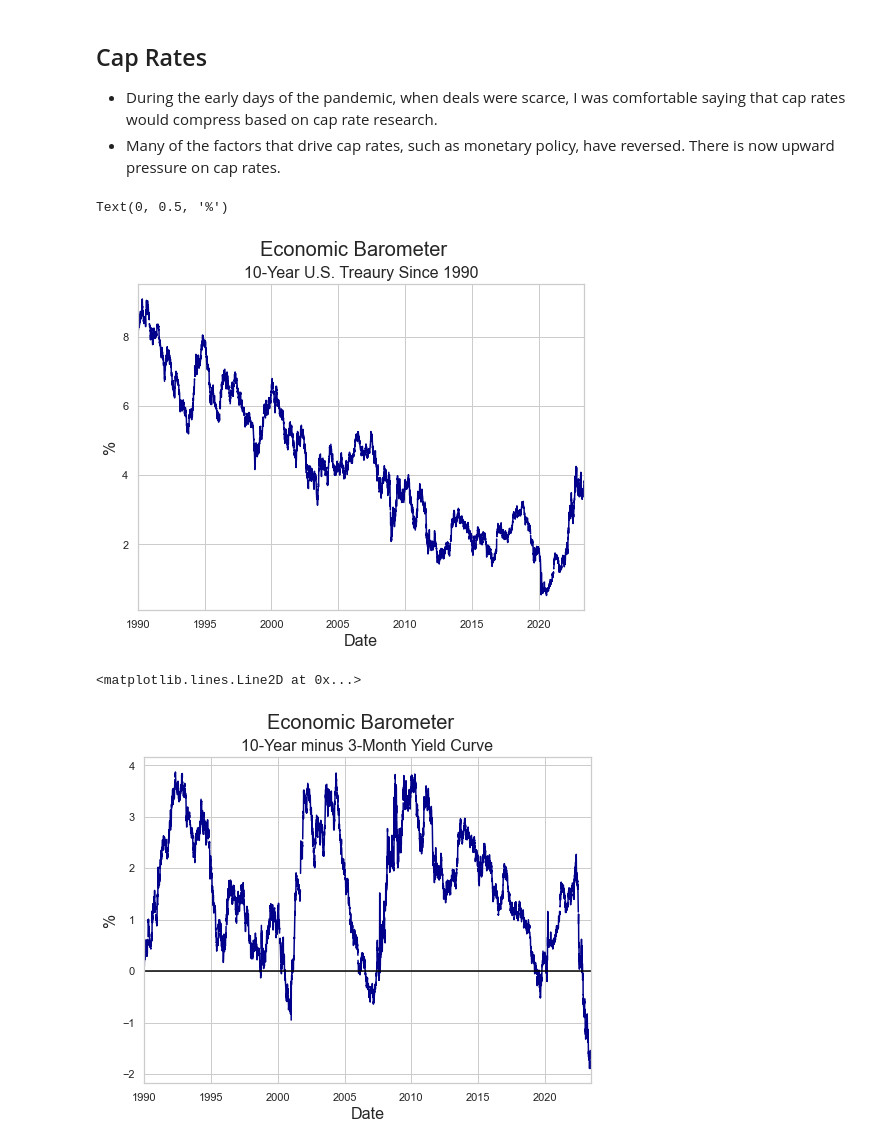
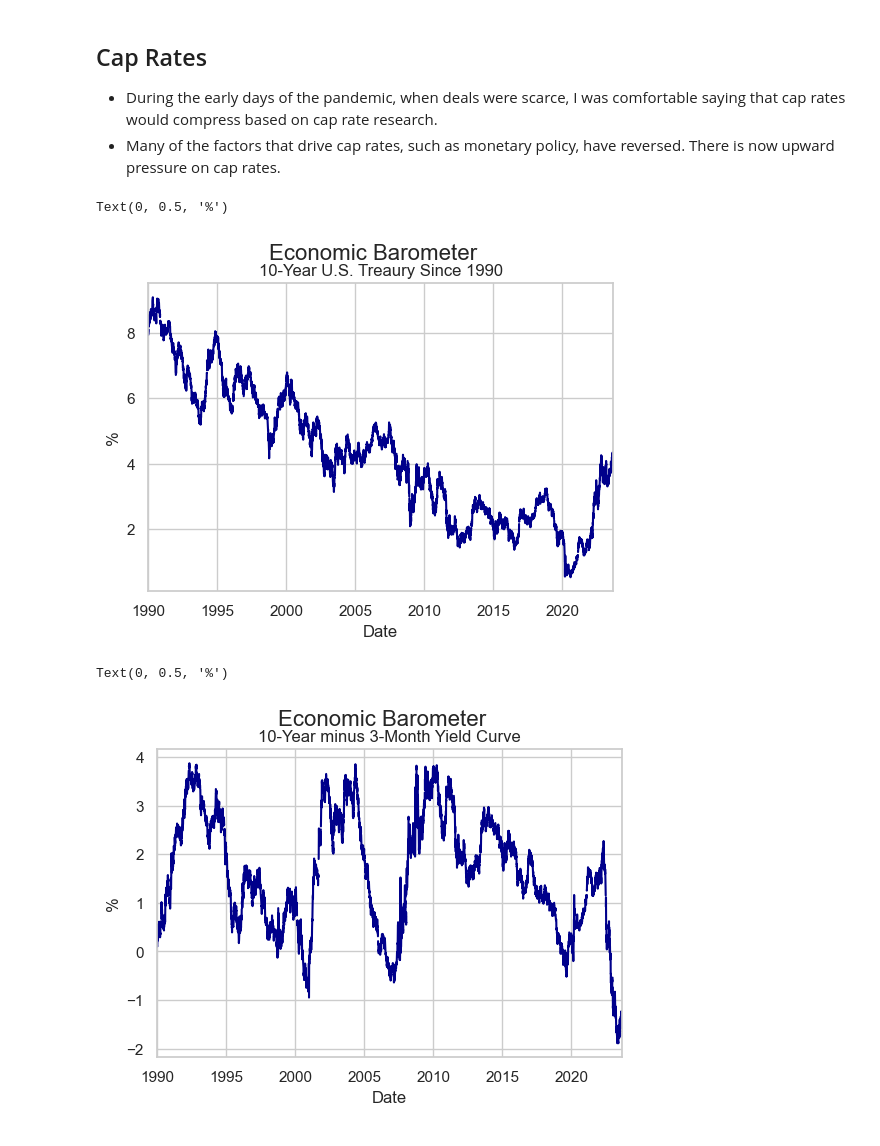
Before and after one commit to thsavage/Macroeconomic-Talking-Points, a Jupyter notebook: Macroeconomic Talking Points.ipynb, the cells around one changed output. Cells and saved outputs as stored; diff of their text form; code cells hidden in the pictures.

```diff
--- a/Macroeconomic Talking Points.ipynb
+++ b/Macroeconomic Talking Points.ipynb
@@ -70,24 +64,23 @@ ten_year = fred.get_series("DGS10", observation_start='1990-01-01')
 one_year = fred.get_series("DGS1", observation_start='1990-01-01')
 three_month = fred.get_series("DGS3MO", observation_start='1990-01-01')
 # %%
-ten_year.plot(color='darkblue', figsize=(8, 6))
-plt.suptitle('Economic Barometer', fontsize=20)
-plt.title('10-Year U.S. Treaury Since 1990', fontsize=16)
-plt.xlabel('Date', fontsize=16)
-plt.ylabel('%', fontsize=16)
+ten_year.plot(color='darkblue', figsize=(6, 4))
+plt.suptitle('Economic Barometer', fontsize=16)
+plt.title('10-Year U.S. Treaury Since 1990', fontsize=12)
+plt.xlabel('Date', fontsize=12)
+plt.ylabel('%', fontsize=12)
 # %% [output]
 Text(0, 0.5, '%')
-[figure, old version]
+[figure, new version]
 # %%
 yield_curve = fred.get_series("T10Y3M", observation_start='1990-01-01')
-yield_curve.plot(color='darkblue', figsize=(8, 6))
-plt.suptitle('Economic Barometer', fontsize=20)
-plt.title('10-Year minus 3-Month Yield Curve', fontsize=16)
-plt.xlabel('Date', fontsize=16)
-plt.ylabel('%', fontsize=16)
-plt.axhline(0, color="black")
+yield_curve.plot(color='darkblue', figsize=(6, 4))
+plt.suptitle('Economic Barometer', fontsize=16)
+plt.title('10-Year minus 3-Month Yield Curve', fontsize=12)
+plt.xlabel('Date', fontsize=12)
+plt.ylabel('%', fontsize=12)
 # %% [output]
-<matplotlib.lines.Line2D at 0x...>
+Text(0, 0.5, '%')
-[figure, old version]
+[figure, new version]
 # %%
 growth = fred.get_series("A191RO1Q156NBEA", observation_start='2000-01-01')
```
Also changed, not shown: parts of 19 cells of this notebook, 1 other file.
